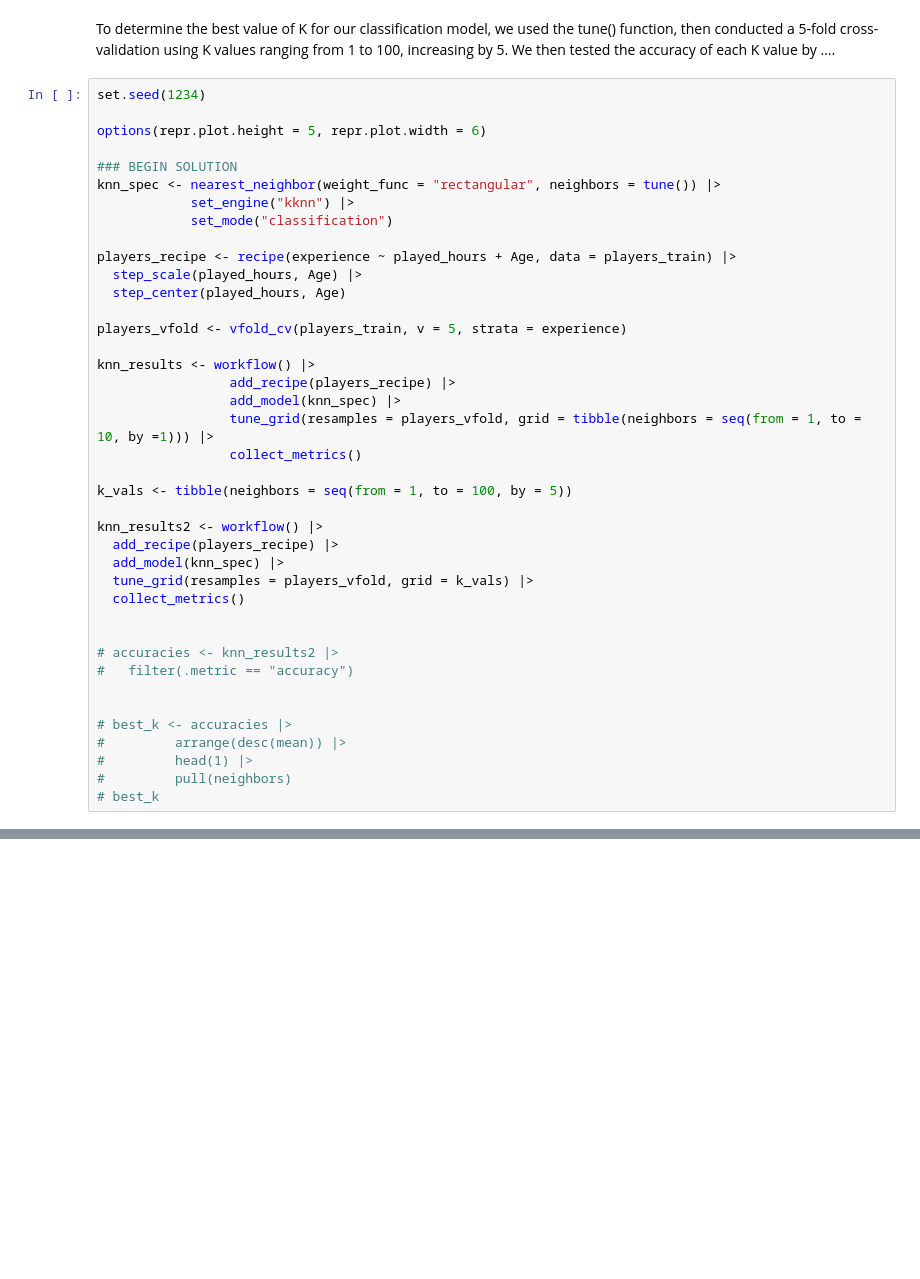
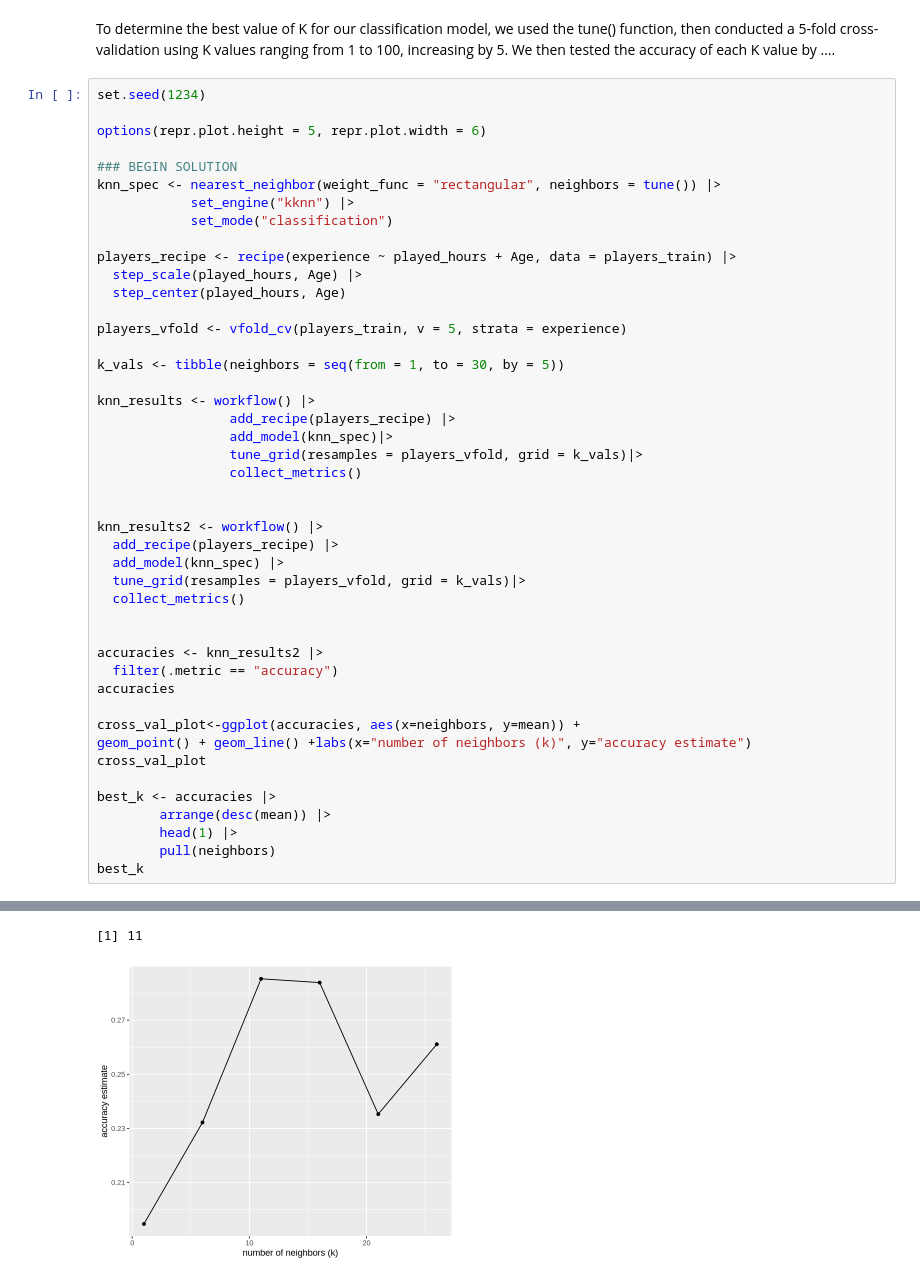
Before and after one commit to ryanceed/DSCI-100-Final-Project, a Jupyter notebook: Project Final DSCI .ipynb, the cells around one changed output, grey strips where cells are left out. Saved outputs shown, nothing was run; the diff lists cells and outputs as text; blank space fills up the shorter version.

Commit message:
finding best k

```diff
--- a/Project Final DSCI .ipynb
+++ b/Project Final DSCI .ipynb
@@ -182,30 +190,35 @@ players_recipe <- recipe(experience ~ played_hours + Age, data = players_train)
 
 players_vfold <- vfold_cv(players_train, v = 5, strata = experience)
 
+k_vals <- tibble(neighbors = seq(from = 1, to = 30, by = 5))
+
 knn_results <- workflow() |>
                  add_recipe(players_recipe) |>
-                 add_model(knn_spec) |>
-                 tune_grid(resamples = players_vfold, grid = tibble(neighbors = seq(from = 1, to = 10, by =1))) |>
+                 add_model(knn_spec)|>
+                 tune_grid(resamples = players_vfold, grid = k_vals)|>
                  collect_metrics()
 
-k_vals <- tibble(neighbors = seq(from = 1, to = 100, by = 5))
 
 knn_results2 <- workflow() |>
   add_recipe(players_recipe) |>
   add_model(knn_spec) |>
-  tune_grid(resamples = players_vfold, grid = k_vals) |>
+  tune_grid(resamples = players_vfold, grid = k_vals)|>
   collect_metrics()
 
 
-# accuracies <- knn_results2 |>
-#   filter(.metric == "accuracy")
+accuracies <- knn_results2 |>
+  filter(.metric == "accuracy")
+accuracies
 
+cross_val_plot<-ggplot(accuracies, aes(x=neighbors, y=mean)) +
+geom_point() + geom_line() +labs(x="number of neighbors (k)", y="accuracy estimate")
+cross_val_plot
 
-# best_k <- accuracies |>
-#         arrange(desc(mean)) |>
-#         head(1) |>
-#         pull(neighbors)
-# best_k
+best_k <- accuracies |>
+        arrange(desc(mean)) |>
+        head(1) |>
+        pull(neighbors)
+best_k
 # %% [output]
 → A | warning: ✖ No observations were detected in `truth` for level: Pro.
                ℹ Computation will proceed by ignoring those levels.
@@ -228,0 +245,2 @@ ERROR: Error in `estimate_tune_results()`:
+[1] 11
+[figure, added]
```
Also changed, not shown: parts of 3 cells of this notebook.
